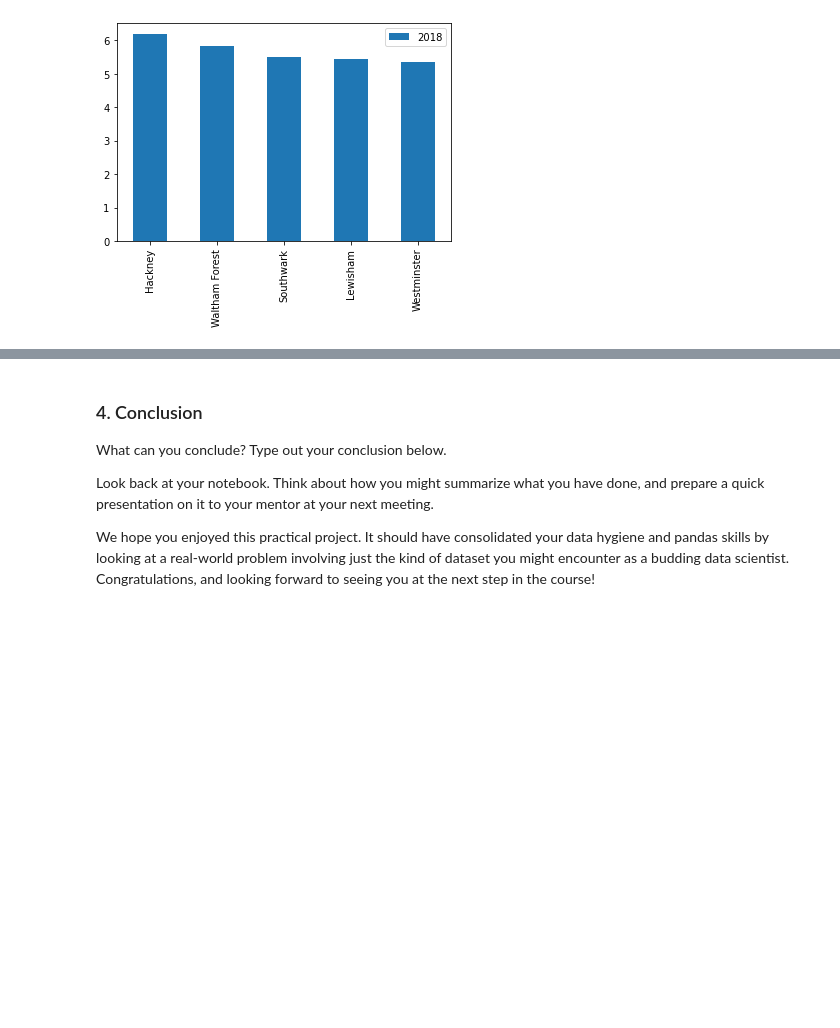
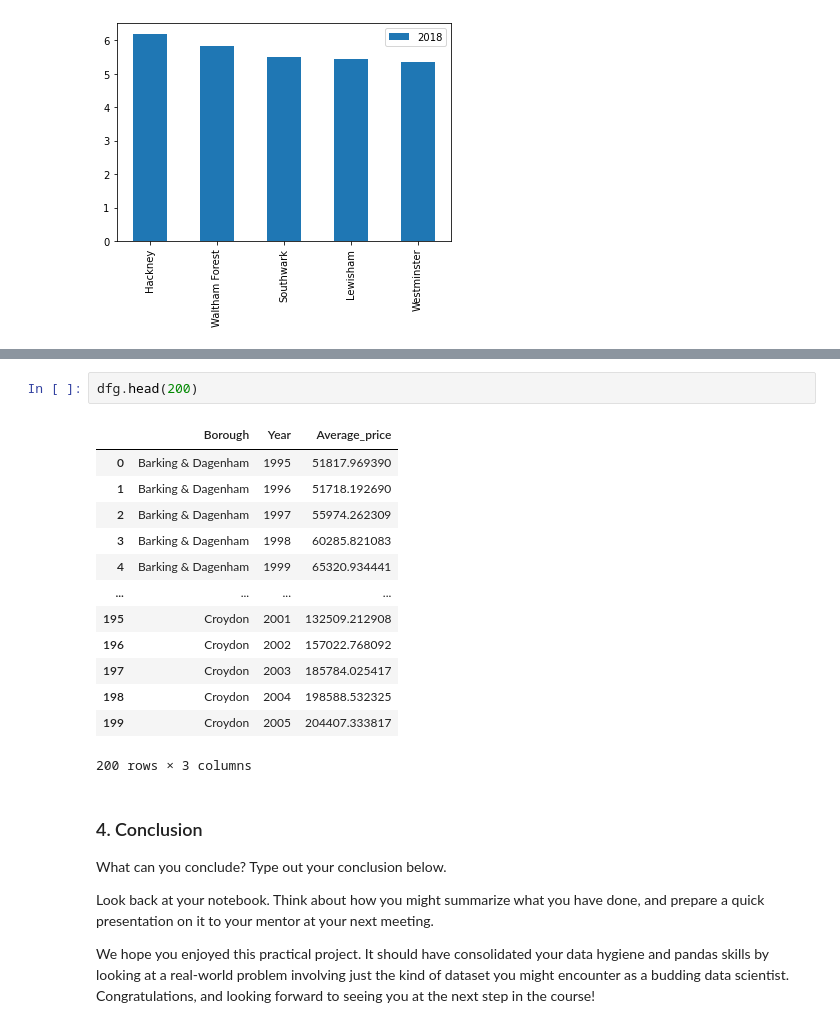
Before and after one commit to mgfos207/Springboard, a Jupyter notebook: Unit 4 Challenge - Tier 3.ipynb, the cells around one changed output, grey strips where cells are left out. Saved outputs shown, nothing was run; the diff lists cells and outputs as text; blank space fills up the shorter version.

```diff
--- a/Unit 4 Challenge - Tier 3.ipynb
+++ b/Unit 4 Challenge - Tier 3.ipynb
@@ -549,3 +605,19 @@ ax.set_xticklabels(top5.Borough)
+# %%
+dfg.head(200)
+# %% [output]
+|  | Borough | Year | Average_price |
+| 0 | Barking & Dagenham | 1995 | 51817.969390 |
+| 1 | Barking & Dagenham | 1996 | 51718.192690 |
+| 2 | Barking & Dagenham | 1997 | 55974.262309 |
+| 3 | Barking & Dagenham | 1998 | 60285.821083 |
+| 4 | Barking & Dagenham | 1999 | 65320.934441 |
+| ... | ... | ... | ... |
+| 195 | Croydon | 2001 | 132509.212908 |
+| 196 | Croydon | 2002 | 157022.768092 |
+| 197 | Croydon | 2003 | 185784.025417 |
+| 198 | Croydon | 2004 | 198588.532325 |
+| 199 | Croydon | 2005 | 204407.333817 |
+200 rows × 3 columns
 # %% [markdown]
 ### 4. Conclusion
 What can you conclude? Type out your conclusion below.
```
Also changed, not shown: parts of 3 cells of this notebook.
